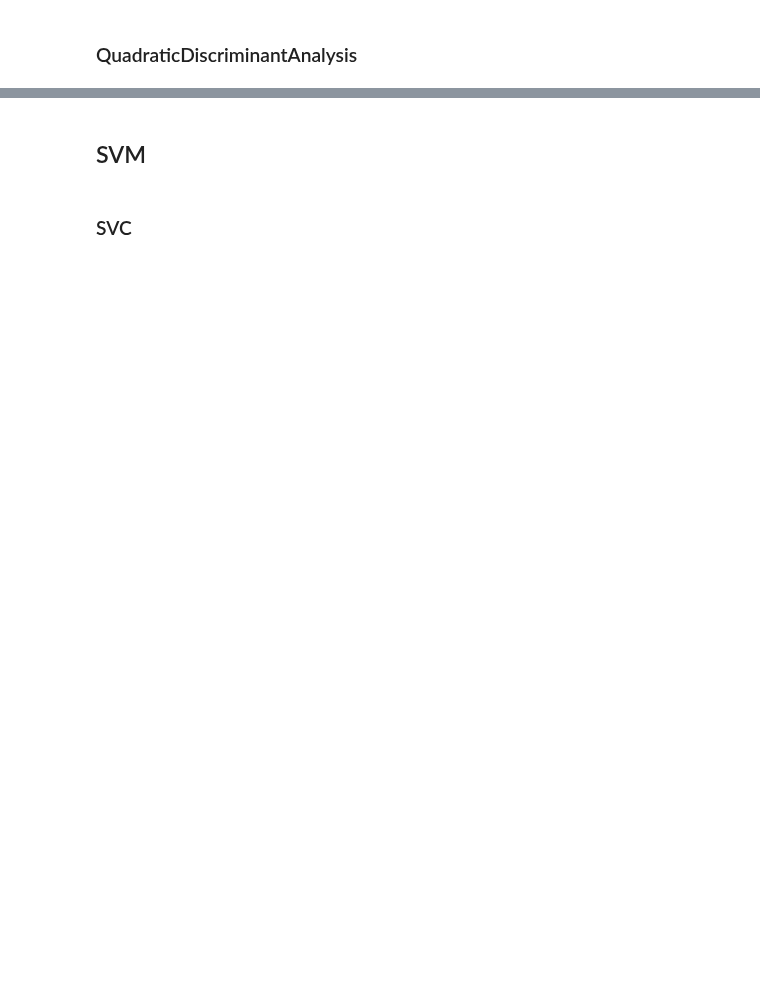
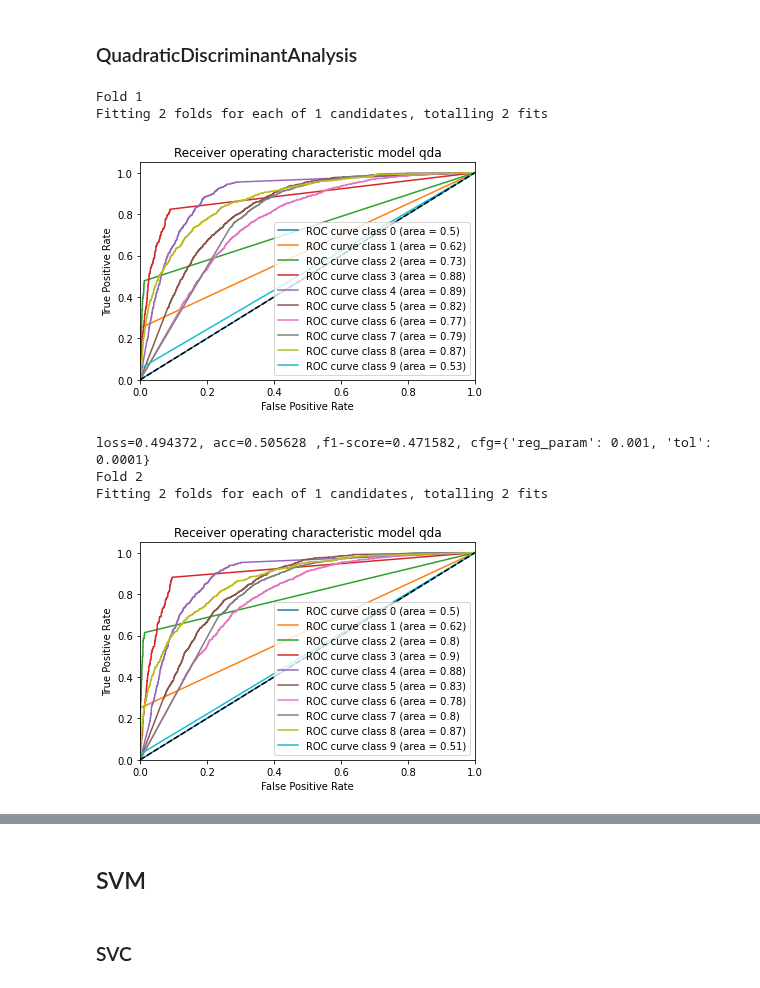
Before and after one commit to prushh/movie-lens-mlp, a Jupyter notebook: notebooks/2.0-sklearn-models.ipynb, the cells around one changed output, grey strips where cells are left out. Drawn from its saved outputs; the diff is of its cells as text; code cells hidden in the pictures; blank space fills up the shorter version.

```diff
--- a/notebooks/2.0-sklearn-models.ipynb
+++ b/notebooks/2.0-sklearn-models.ipynb
@@ -136,4 +138,12 @@ test(final, 'naive_bayes', 0)
 # %% [markdown]
 ### QuadraticDiscriminantAnalysis
 # %%
-train(final, 'naive_bayes', 1, best_param_grid_model)
+train_test(final, 'naive_bayes', 1, best_param_grid_model)
+# %% [output]
+Fold 1
+Fitting 2 folds for each of 1 candidates, totalling 2 fits
+[figure, added]
+loss=0.494372, acc=0.505628 ,f1-score=0.471582, cfg={'reg_param': 0.001, 'tol': 0.0001}
+Fold 2
+Fitting 2 folds for each of 1 candidates, totalling 2 fits
+[figure, added]
```
Also changed, not shown: parts of 20 cells of this notebook.
